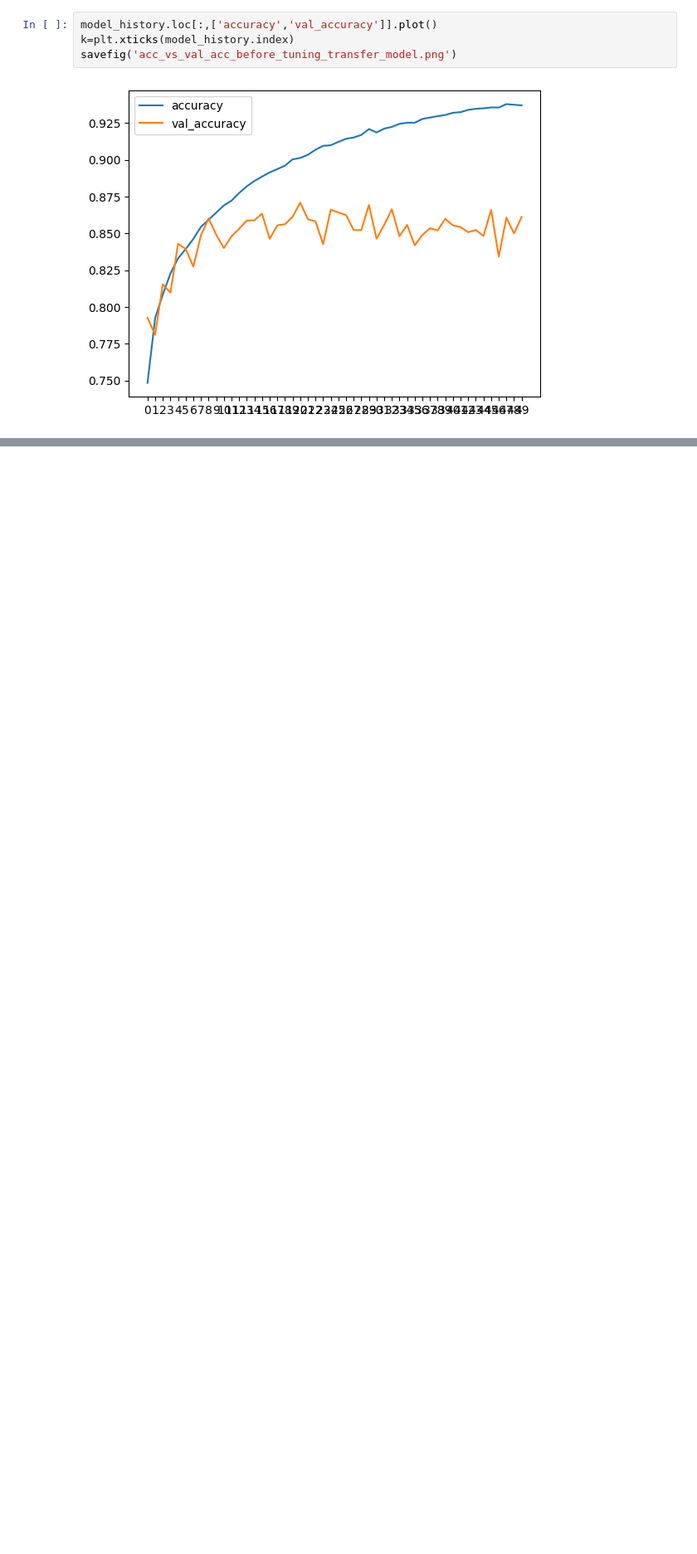
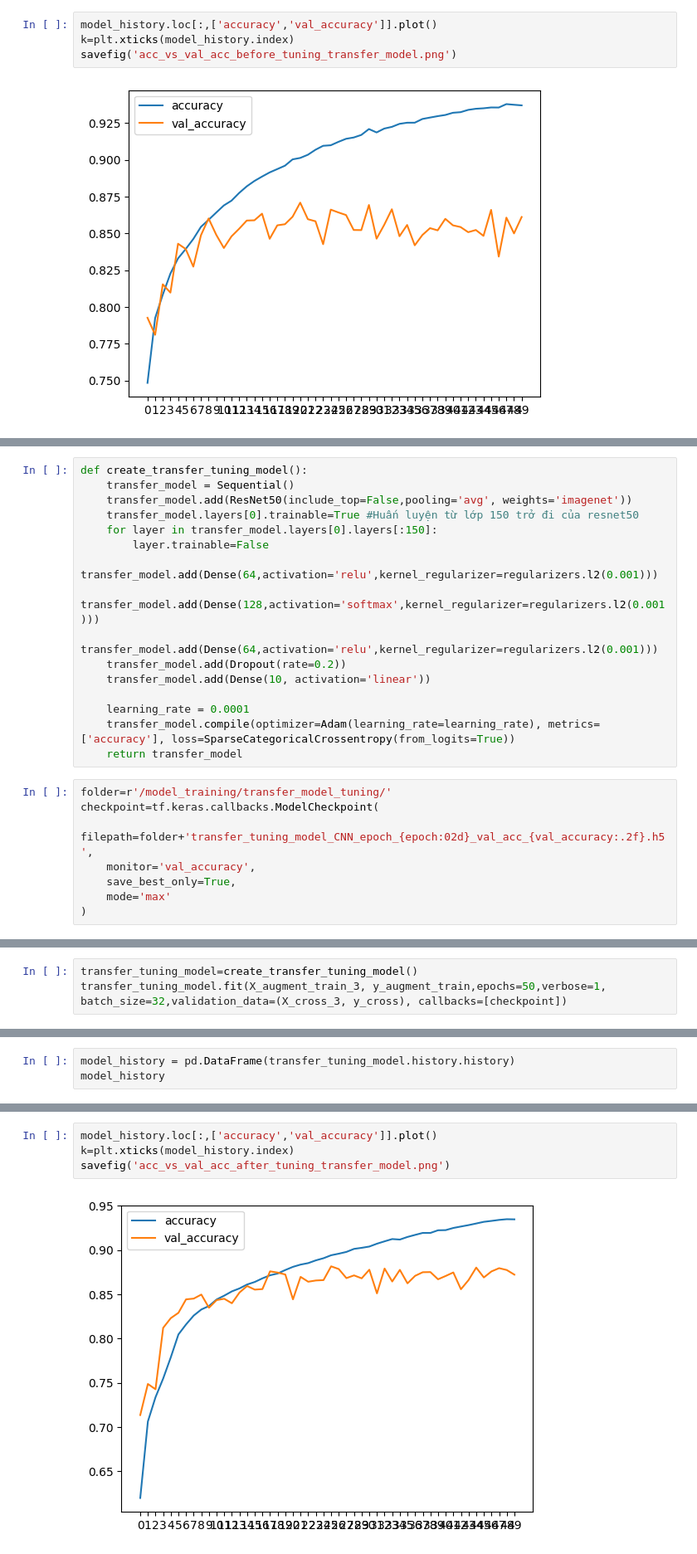
Before and after one commit to Dan3105/FashionMNIST, a Jupyter notebook: fashionmnist_transfer_model.ipynb, the cells around one changed output, grey strips where cells are left out. Shown: that part at 83% size. Saved outputs shown, nothing was run; the diff lists cells and outputs as text; blank space fills up the shorter version.

Commit message:
delete and add transfer.ipynb again, add folder model tuning transfer, delete some model transfer before

```diff
--- a/fashionmnist_transfer_model.ipynb
+++ b/fashionmnist_transfer_model.ipynb
@@ -230,0 +218,24 @@ savefig('acc_vs_val_acc_before_tuning_transfer_model.png')
+# %%
+def create_transfer_tuning_model():
+    transfer_model = Sequential()
+    transfer_model.add(ResNet50(include_top=False,pooling='avg', weights='imagenet'))
+    transfer_model.layers[0].trainable=True #Huấn luyện từ lớp 150 trở đi của resnet50
+    for layer in transfer_model.layers[0].layers[:150]:
+        layer.trainable=False
+    transfer_model.add(Dense(64,activation='relu',kernel_regularizer=regularizers.l2(0.001)))
+    transfer_model.add(Dense(128,activation='softmax',kernel_regularizer=regularizers.l2(0.001)))
+    transfer_model.add(Dense(64,activation='relu',kernel_regularizer=regularizers.l2(0.001)))
+    transfer_model.add(Dropout(rate=0.2))
+    transfer_model.add(Dense(10, activation='linear'))
+
+    learning_rate = 0.0001
+    transfer_model.compile(optimizer=Adam(learning_rate=learning_rate), metrics=['accuracy'], loss=SparseCategoricalCrossentropy(from_logits=True))
+    return transfer_model
+# %%
+folder=r'/model_training/transfer_model_tuning/'
+checkpoint=tf.keras.callbacks.ModelCheckpoint(
+    filepath=folder+'transfer_tuning_model_CNN_epoch_{epoch:02d}_val_acc_{val_accuracy:.2f}.h5',
+    monitor='val_accuracy',
+    save_best_only=True,
+    mode='max'
+)
@@ -230,0 +244,3 @@ savefig('acc_vs_val_acc_before_tuning_transfer_model.png')
+# %%
+transfer_tuning_model=create_transfer_tuning_model()
+transfer_tuning_model.fit(X_augment_train_3, y_augment_train,epochs=50,verbose=1, batch_size=32,validation_data=(X_cross_3, y_cross), callbacks=[checkpoint])
@@ -230,0 +269,3 @@ savefig('acc_vs_val_acc_before_tuning_transfer_model.png')
+# %%
+model_history = pd.DataFrame(transfer_tuning_model.history.history)
+model_history
@@ -230,0 +290,6 @@ savefig('acc_vs_val_acc_before_tuning_transfer_model.png')
+# %%
+model_history.loc[:,['accuracy','val_accuracy']].plot()
+k=plt.xticks(model_history.index)
+savefig('acc_vs_val_acc_after_tuning_transfer_model.png')
+# %% [output]
+[figure, added]
```
Also changed, not shown: parts of 28 cells of this notebook, 10 other files.
